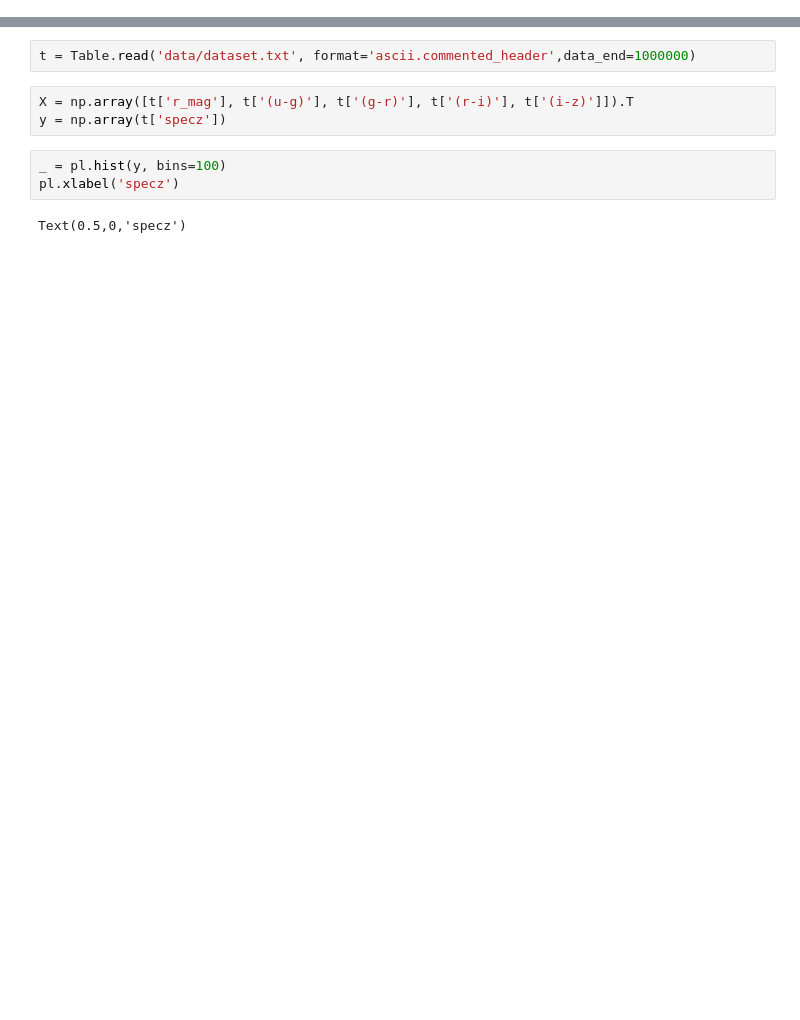
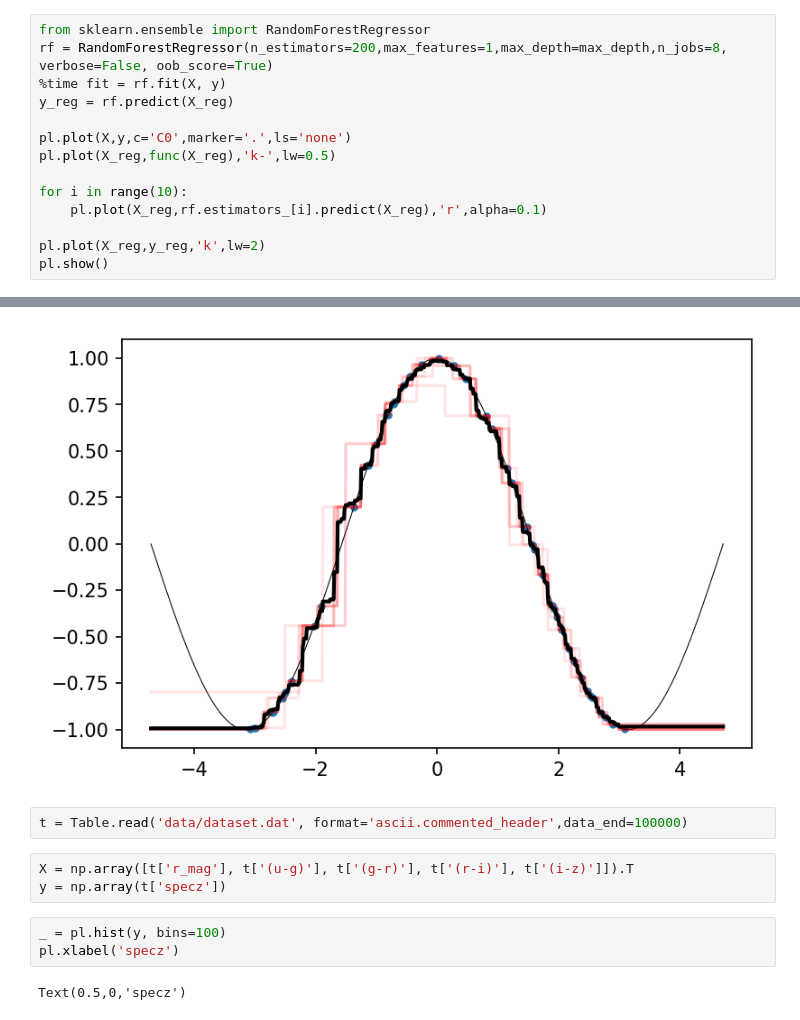
Before and after one commit to PierreGratier/AIISL, a Jupyter notebook: AIISL.ipynb, the cells around one changed output, grey strips where cells are left out. Drawn from its saved outputs; the diff is of its cells as text; blank space fills up the shorter version.

```diff
--- a/AIISL.ipynb
+++ b/AIISL.ipynb
@@ -33,0 +41,15 @@ pl.plot(X,y,'k.')
+# %%
+from sklearn.ensemble import RandomForestRegressor
+rf = RandomForestRegressor(n_estimators=200,max_features=1,max_depth=max_depth,n_jobs=8, verbose=False, oob_score=True)
+%time fit = rf.fit(X, y)
+y_reg = rf.predict(X_reg)
+
+pl.plot(X,y,c='C0',marker='.',ls='none')
+pl.plot(X_reg,func(X_reg),'k-',lw=0.5)
+
+for i in range(10):
+    pl.plot(X_reg,rf.estimators_[i].predict(X_reg),'r',alpha=0.1)
+
+pl.plot(X_reg,y_reg,'k',lw=2)
+pl.show()
+# %% [output]
@@ -34,5 +58,6 @@ pl.plot(X,y,'k.')
+[figure, added]
 # %%
-t = Table.read('data/dataset.txt', format='ascii.commented_header',data_end=1000000)
+t = Table.read('data/dataset.dat', format='ascii.commented_header',data_end=100000)
 # %%
 X = np.array([t['r_mag'], t['(u-g)'], t['(g-r)'], t['(r-i)'], t['(i-z)']]).T
 y = np.array(t['specz'])
```
Also changed, not shown: parts of 23 cells of this notebook.
